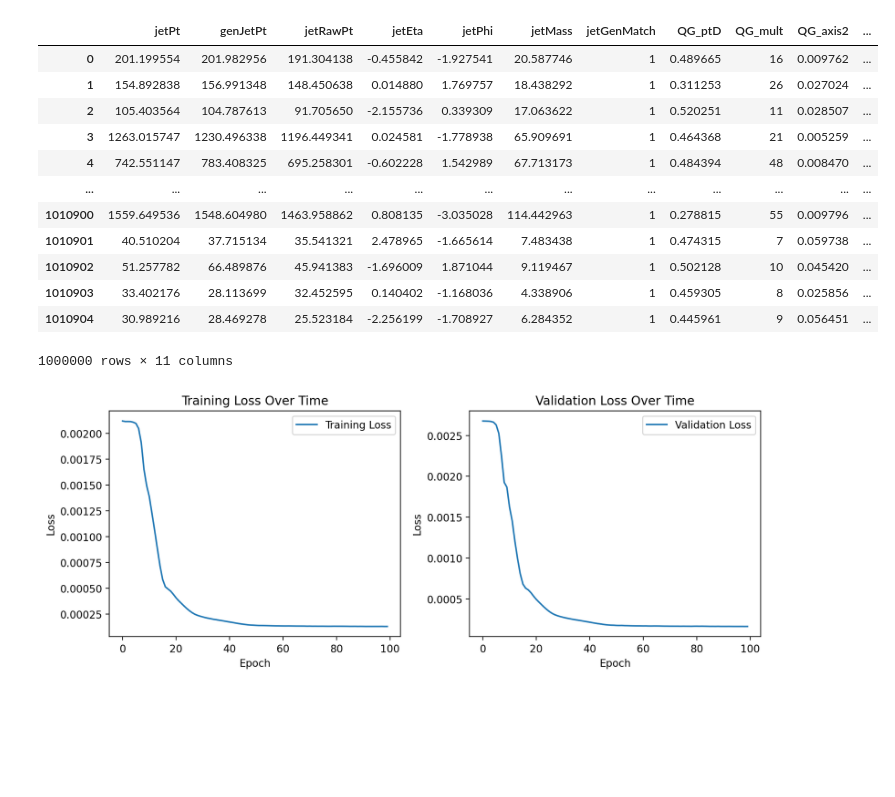
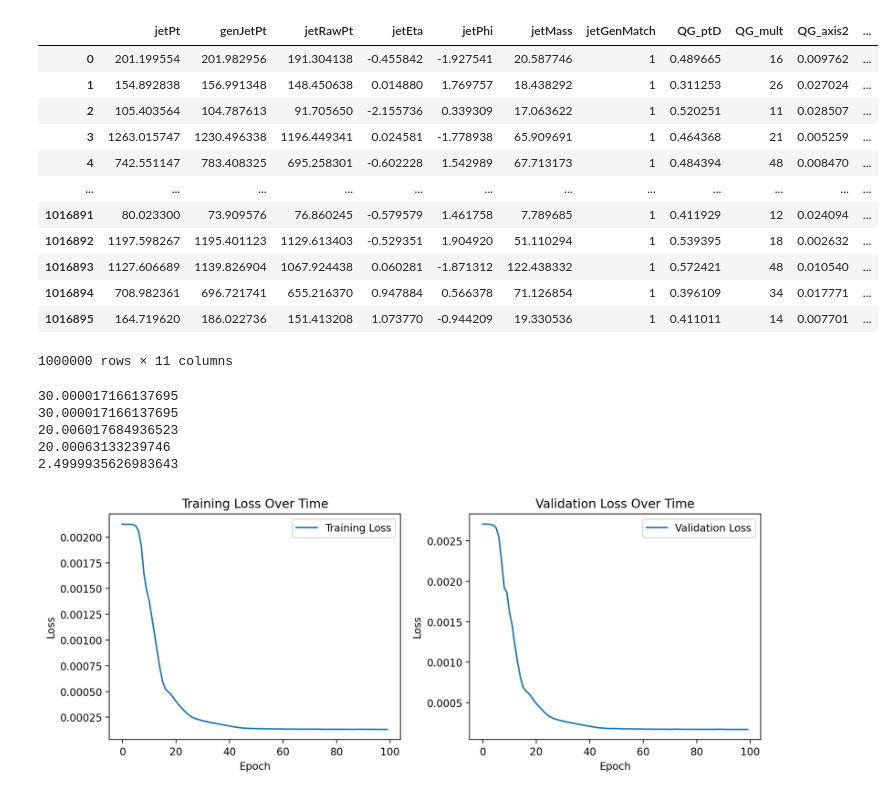
Before and after one commit to Omerdkmc/correction-repo, a Jupyter notebook: dnn_omer3.ipynb, the cells around one changed output. Cells and saved outputs as stored; diff of their text form; code cells hidden in the pictures; blank space fills up the shorter version.

```diff
--- a/dnn_omer3.ipynb
+++ b/dnn_omer3.ipynb
@@ -18,22 +18,22 @@ key = "data"
 data = pd.read_hdf(file_path, key=key)
 # %%
 df = pd.DataFrame(data)
-df_filtered = df[df["jetGenMatch"] != 0]
+df_filtered = df[(df["jetGenMatch"] != 0) & (df["genJetPt"] > 20) & (abs(df["jetEta"]) < 2.5)]
 df_filtered = df_filtered.head(1000000)
 df_filtered
 # %% [output]
 |  | jetPt | genJetPt | jetRawPt | jetEta | jetPhi | jetMass | jetGenMatch | QG_ptD | QG_mult | QG_axis2 | ... |
 | 0 | 201.199554 | 201.982956 | 191.304138 | -0.455842 | -1.927541 | 20.587746 | 1 | 0.489665 | 16 | 0.009762 | ... |
 | 1 | 154.892838 | 156.991348 | 148.450638 | 0.014880 | 1.769757 | 18.438292 | 1 | 0.311253 | 26 | 0.027024 | ... |
 | 2 | 105.403564 | 104.787613 | 91.705650 | -2.155736 | 0.339309 | 17.063622 | 1 | 0.520251 | 11 | 0.028507 | ... |
 | 3 | 1263.015747 | 1230.496338 | 1196.449341 | 0.024581 | -1.778938 | 65.909691 | 1 | 0.464368 | 21 | 0.005259 | ... |
 | 4 | 742.551147 | 783.408325 | 695.258301 | -0.602228 | 1.542989 | 67.713173 | 1 | 0.484394 | 48 | 0.008470 | ... |
 | ... | ... | ... | ... | ... | ... | ... | ... | ... | ... | ... | ... |
-| 1010900 | 1559.649536 | 1548.604980 | 1463.958862 | 0.808135 | -3.035028 | 114.442963 | 1 | 0.278815 | 55 | 0.009796 | ... |
-| 1010901 | 40.510204 | 37.715134 | 35.541321 | 2.478965 | -1.665614 | 7.483438 | 1 | 0.474315 | 7 | 0.059738 | ... |
-| 1010902 | 51.257782 | 66.489876 | 45.941383 | -1.696009 | 1.871044 | 9.119467 | 1 | 0.502128 | 10 | 0.045420 | ... |
-| 1010903 | 33.402176 | 28.113699 | 32.452595 | 0.140402 | -1.168036 | 4.338906 | 1 | 0.459305 | 8 | 0.025856 | ... |
-| 1010904 | 30.989216 | 28.469278 | 25.523184 | -2.256199 | -1.708927 | 6.284352 | 1 | 0.445961 | 9 | 0.056451 | ... |
+| 1016891 | 80.023300 | 73.909576 | 76.860245 | -0.579579 | 1.461758 | 7.789685 | 1 | 0.411929 | 12 | 0.024094 | ... |
+| 1016892 | 1197.598267 | 1195.401123 | 1129.613403 | -0.529351 | 1.904920 | 51.110294 | 1 | 0.539395 | 18 | 0.002632 | ... |
+| 1016893 | 1127.606689 | 1139.826904 | 1067.924438 | 0.060281 | -1.871312 | 122.438332 | 1 | 0.572421 | 48 | 0.010540 | ... |
+| 1016894 | 708.982361 | 696.721741 | 655.216370 | 0.947884 | 0.566378 | 71.126854 | 1 | 0.396109 | 34 | 0.017771 | ... |
+| 1016895 | 164.719620 | 186.022736 | 151.413208 | 1.073770 | -0.944209 | 19.330536 | 1 | 0.411011 | 14 | 0.007701 | ... |
 1000000 rows × 11 columns
 # %%
 #df = df[abs(df["raw_jet_eta"])<5.]
@@ -72,3 +71,15 @@ X_validation, X_test, y_validation, y_test = train_test_split(X_temp, y_temp, te
+# %%
+print(df_filtered["jetPt"].min())
+print(X_jet_test.min())
+print(y_test.min())
+print(df_filtered["genJetPt"].min())
+print(df_filtered["jetEta"].max())
+# %% [output]
+30.000017166137695
+30.000017166137695
+20.006017684936523
+20.00063133239746
+2.4999935626983643
 # %%
 import torch
 import torch.nn as nn
```
Also changed, not shown: parts of 13 cells of this notebook, 3 other files.
